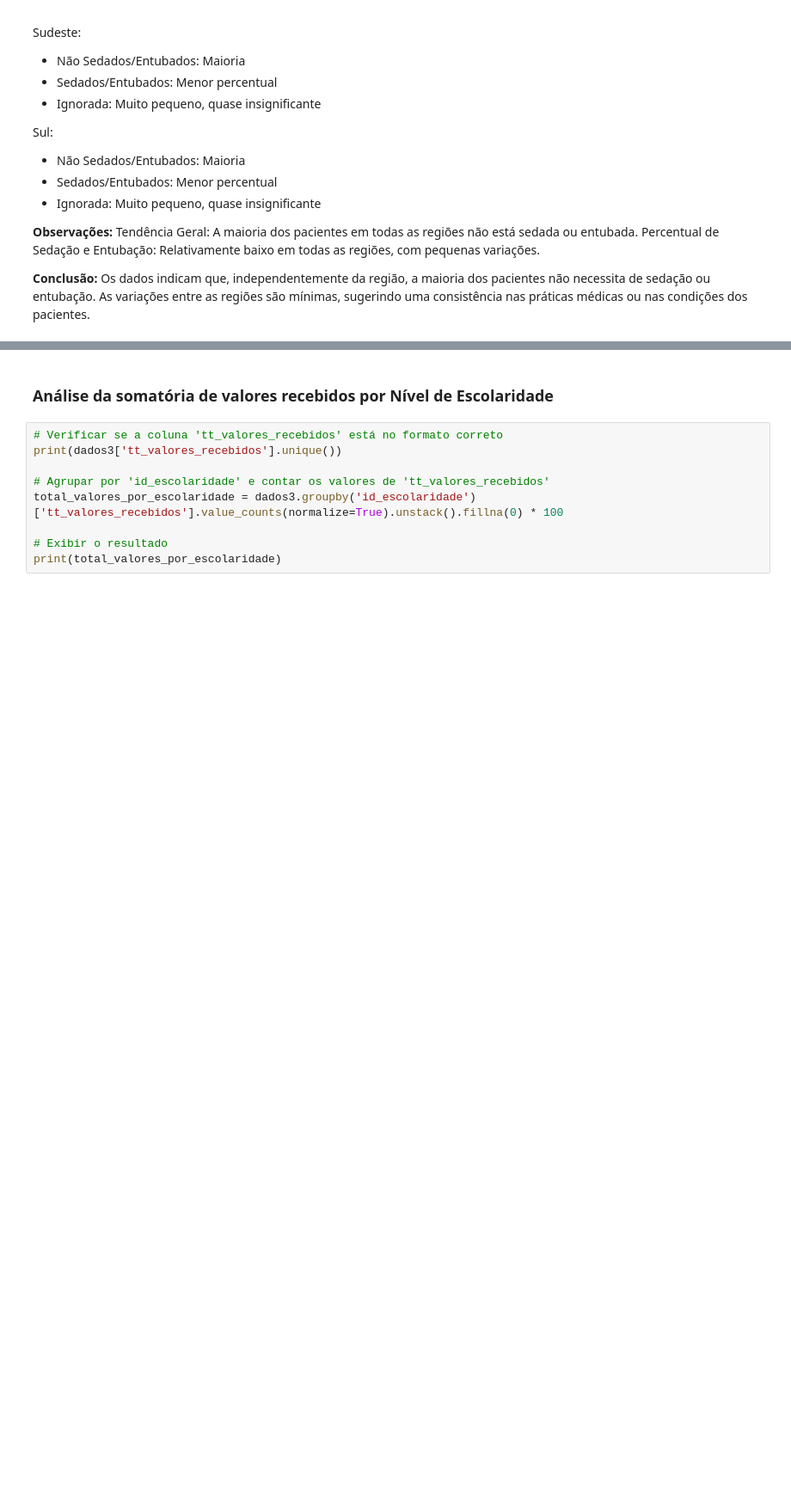
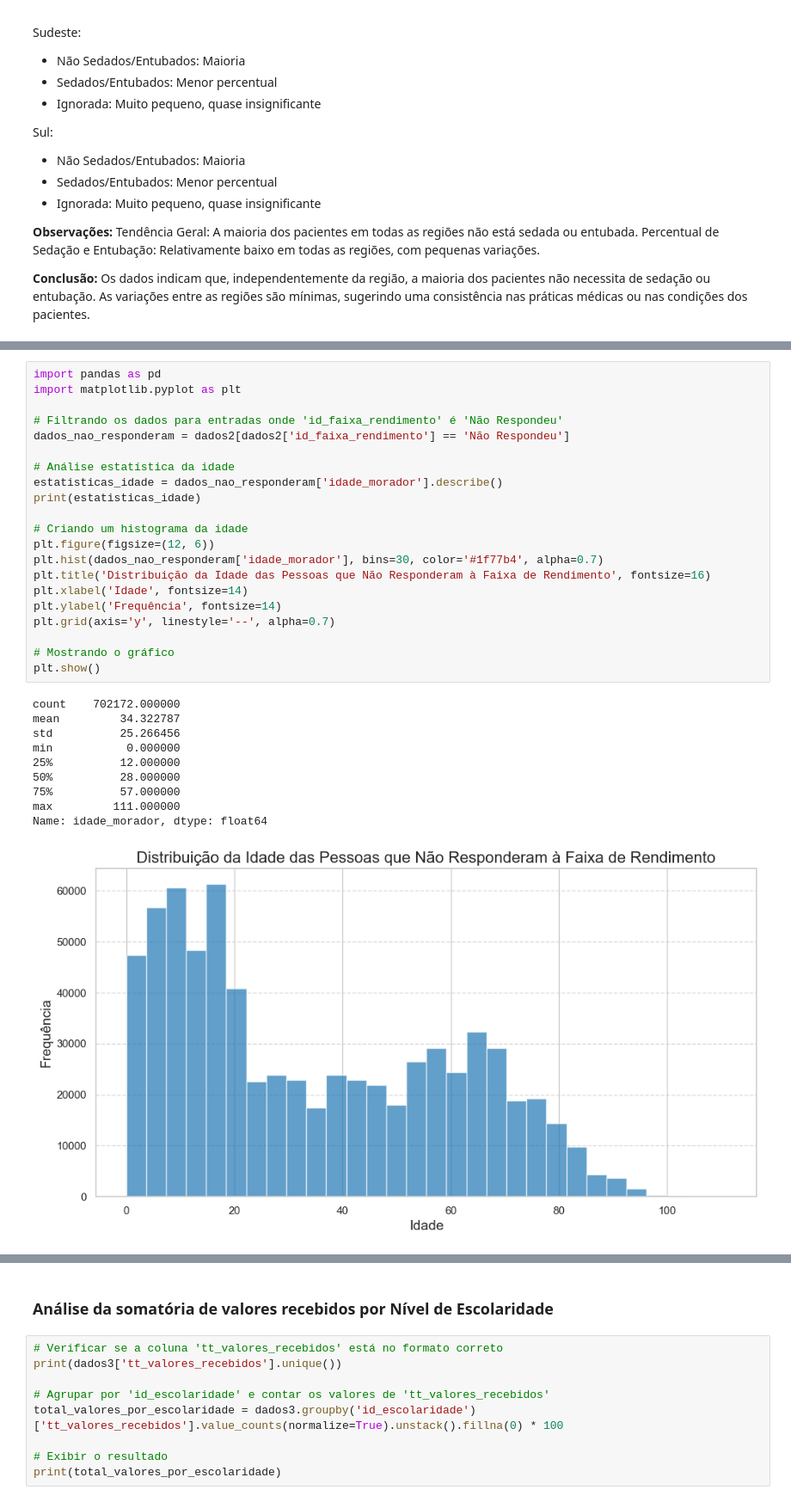
Before and after one commit to Tamireees/Tech_Challenge_Fase3, a Jupyter notebook: base_pnad_covid_19.ipynb, the cells around one changed output, grey strips where cells are left out. Shown at 86% size. Saved outputs shown, nothing was run; the diff lists cells and outputs as text; blank space fills up the shorter version.

```diff
--- a/base_pnad_covid_19.ipynb
+++ b/base_pnad_covid_19.ipynb
@@ -2417,0 +2525,32 @@ Os dados indicam que, independentemente da região, a maioria dos pacientes não
+# %%
+import pandas as pd
+import matplotlib.pyplot as plt
+
+# Filtrando os dados para entradas onde 'id_faixa_rendimento' é 'Não Respondeu'
+dados_nao_responderam = dados2[dados2['id_faixa_rendimento'] == 'Não Respondeu']
+
+# Análise estatística da idade
+estatisticas_idade = dados_nao_responderam['idade_morador'].describe()
+print(estatisticas_idade)
+
+# Criando um histograma da idade
+plt.figure(figsize=(12, 6))
+plt.hist(dados_nao_responderam['idade_morador'], bins=30, color='#1f77b4', alpha=0.7)
+plt.title('Distribuição da Idade das Pessoas que Não Responderam à Faixa de Rendimento', fontsize=16)
+plt.xlabel('Idade', fontsize=14)
+plt.ylabel('Frequência', fontsize=14)
+plt.grid(axis='y', linestyle='--', alpha=0.7)
+
+# Mostrando o gráfico
+plt.show()
+# %% [output]
+count    702172.000000
+mean         34.322787
+std          25.266456
+min           0.000000
+25%          12.000000
+50%          28.000000
+75%          57.000000
+max         111.000000
+Name: idade_morador, dtype: float64
+[figure, added]
```
Also changed, not shown: parts of 50 cells of this notebook.
